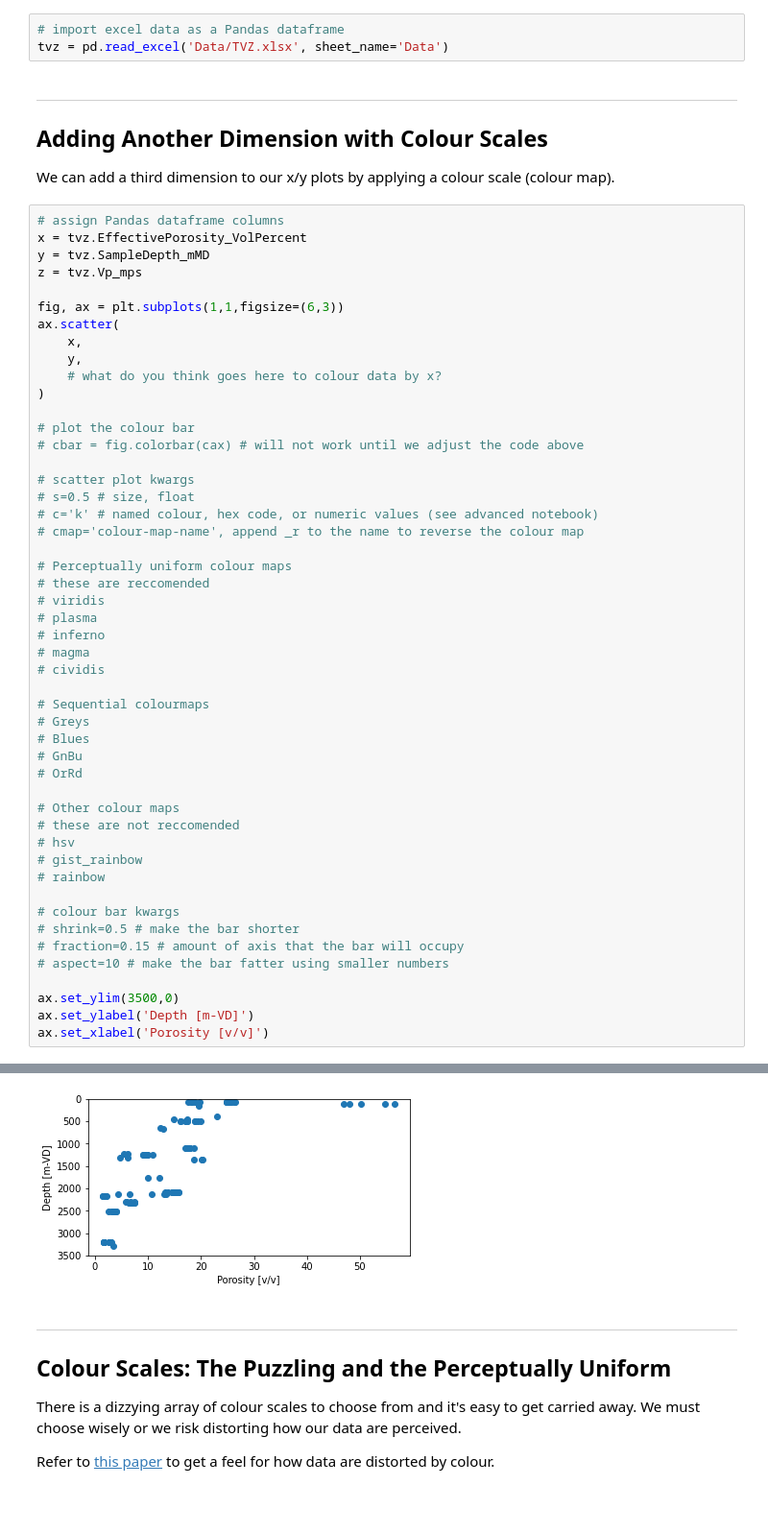
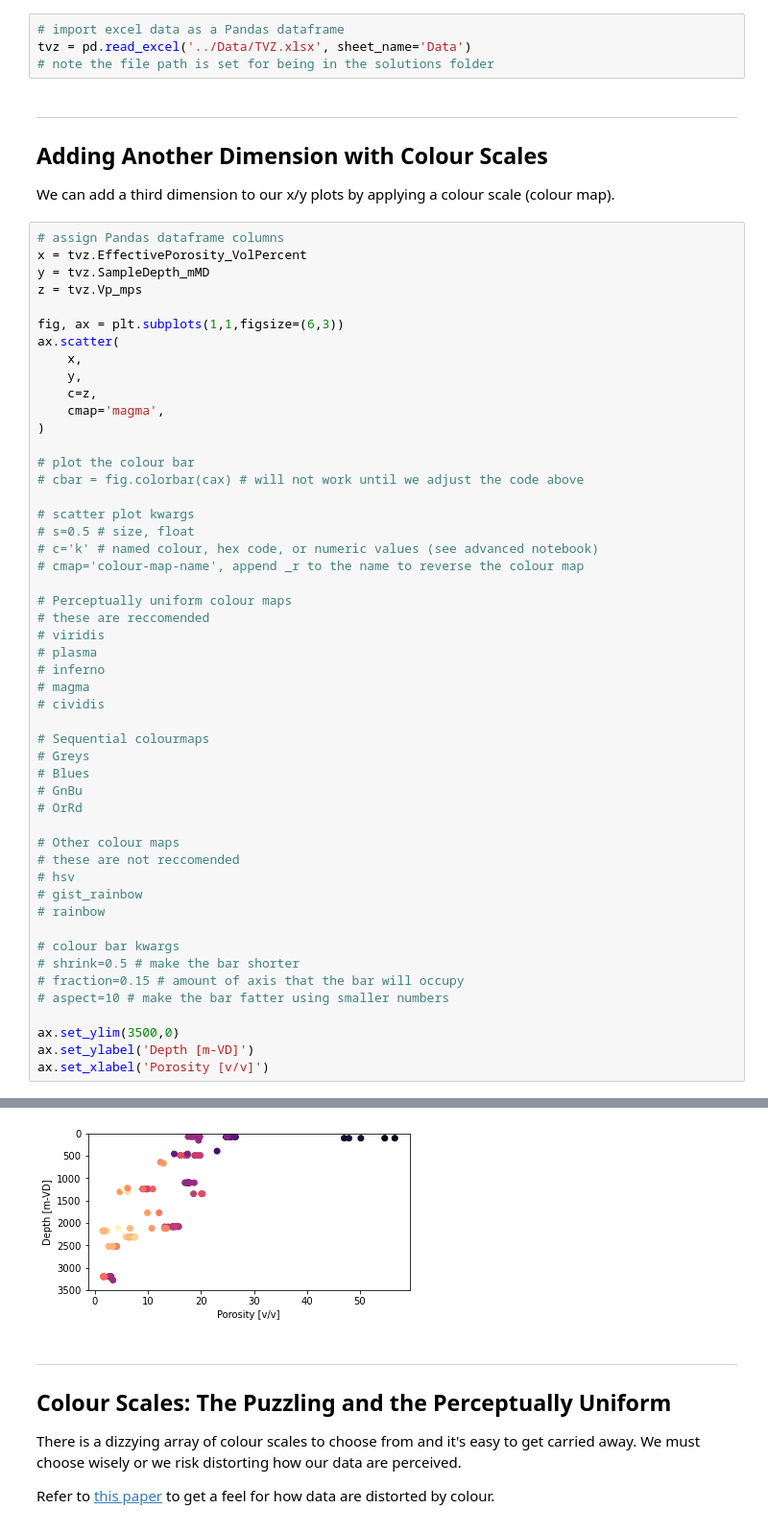
Before and after one commit to ICWallis/tutorial-publication-ready-figures, a Jupyter notebook: Solutions/2-advanced-solution.ipynb, the cells around one changed output, grey strips where cells are left out. Shown at 96% size. Cells and saved outputs as stored; diff of their text form.

```diff
--- a/Solutions/2-advanced-solution.ipynb
+++ b/Solutions/2-advanced-solution.ipynb
@@ -12,7 +12,8 @@ import pandas as pd
 ## Import data using Pandas
 # %%
 # import excel data as a Pandas dataframe
-tvz = pd.read_excel('Data/TVZ.xlsx', sheet_name='Data')
+tvz = pd.read_excel('../Data/TVZ.xlsx', sheet_name='Data')
+# note the file path is set for being in the solutions folder
 # %% [markdown]
 ---
 ## Adding Another Dimension with Colour Scales
@@ -28,7 +29,8 @@ fig, ax = plt.subplots(1,1,figsize=(6,3))
 ax.scatter(
     x,
     y,
-    # what do you think goes here to colour data by x?
+    c=z,
+    cmap='magma',
 )
 
 # plot the colour bar
@@ -42,34 +44,34 @@ ax.scatter(
 # Perceptually uniform colour maps
 # these are reccomended
 # viridis
 # plasma
 # inferno
 # magma
 # cividis
 
 # Sequential colourmaps
 # Greys
 # Blues
 # GnBu
 # OrRd
 
 # Other colour maps
 # these are not reccomended
 # hsv
 # gist_rainbow
 # rainbow
 
 # colour bar kwargs
 # shrink=0.5 # make the bar shorter
 # fraction=0.15 # amount of axis that the bar will occupy
 # aspect=10 # make the bar fatter using smaller numbers
 
 ax.set_ylim(3500,0)
 ax.set_ylabel('Depth [m-VD]')
 ax.set_xlabel('Porosity [v/v]')
 # %% [output]
 Text(0.5, 0, 'Porosity [v/v]')
-[figure, old version]
+[figure, new version]
 # %% [markdown]
 ---
 ## Colour Scales: The Puzzling and the Perceptually Uniform
```
Also changed, not shown: parts of 3 cells of this notebook.
